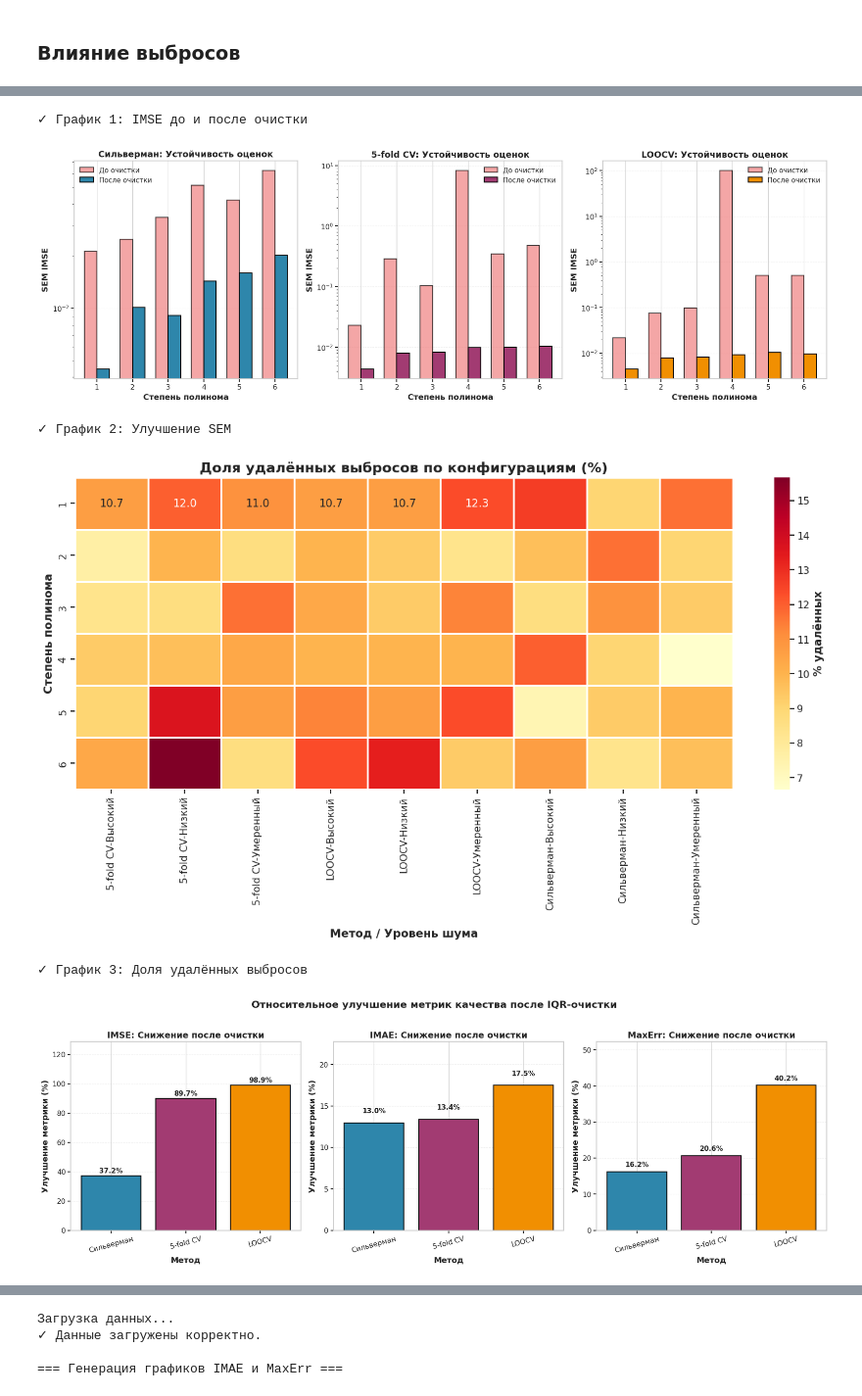
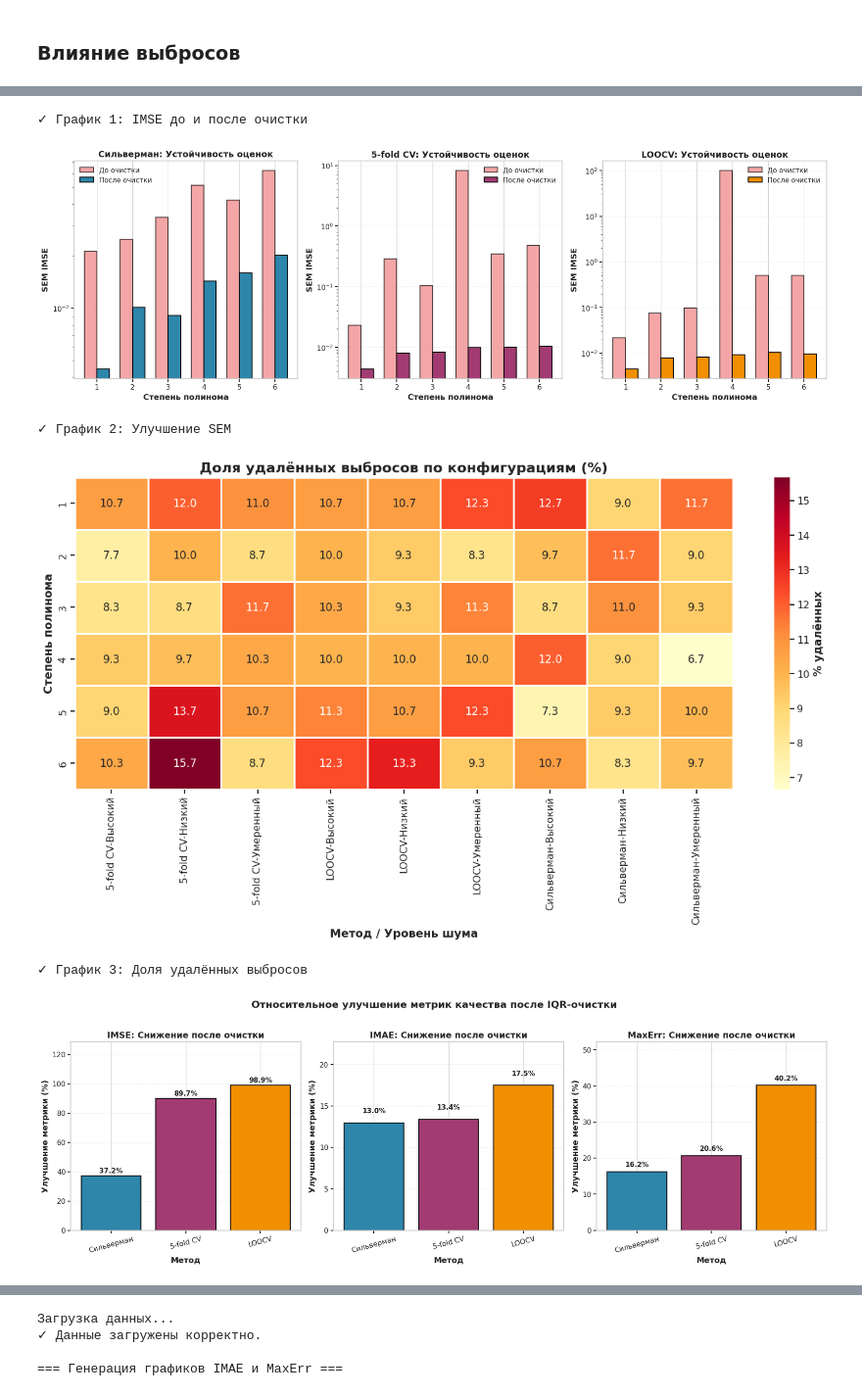
Before and after one commit to AnfimovAleksandr/mag_diploma, a Jupyter notebook: kernel_method/Реализация ядерной регрессии.ipynb, the cells around one changed output, grey strips where cells are left out. Shown at 98% size. Cells and saved outputs as stored; diff of their text form; code cells hidden in the pictures.

```diff
--- a/kernel_method/Реализация ядерной регрессии.ipynb
+++ b/kernel_method/Реализация ядерной регрессии.ipynb
@@ -717,7 +967,7 @@ plt.rcParams['axes.titleweight'] = 'bold'
 # ЗАГРУЗКА ДАННЫХ
 # =============================================================================
 df_raw = pd.read_csv('../kernel_method/results/kernel_regression_results_raw.csv')
-df_clean = pd.read_csv('../kernel_method/results/kernel_regression_results_clean.csv')
+df_clean = pd.read_csv('../kernel_method/results/polynom_aggregated_after_cleaning.csv')
 
 # =============================================================================
 # ГРАФИК 1: Сравнение IMSE до и после очистки
@@ -975,34 +1225,34 @@ if __name__ == '__main__':
     print("="*100)
     print("ГЕНЕРАЦИЯ ГРАФИКОВ ДЛЯ АНАЛИЗА ВЛИЯНИЯ ОЧИСТКИ")
     print("="*100)
 
     plot_imse_comparison()
     print("✓ График 1: IMSE до и после очистки")
 
     plot_sem_improvement()
     print("✓ График 2: Улучшение SEM")
 
     plot_outlier_rate()
     print("✓ График 3: Доля удалённых выбросов")
 
     plot_relative_improvement()
     print("✓ График 4: Относительное улучшение метрик")
 
     plot_summary_table()
     print("✓ График 5: Сводная таблица")
 
     print("\n" + "="*100)
     print("✅ Все графики сохранены в формате PNG (300 DPI)")
     print("="*100)
 # %% [output]
 ====================================================================================================
 ГЕНЕРАЦИЯ ГРАФИКОВ ДЛЯ АНАЛИЗА ВЛИЯНИЯ ОЧИСТКИ
 ====================================================================================================
 [figure]
 ✓ График 1: IMSE до и после очистки
 [figure]
 ✓ График 2: Улучшение SEM
-[figure, old version]
+[figure, new version]
 ✓ График 3: Доля удалённых выбросов
 [figure]
 ✓ График 4: Относительное улучшение метрик
```
Also changed, not shown: parts of 14 cells of this notebook, 59 other files.
